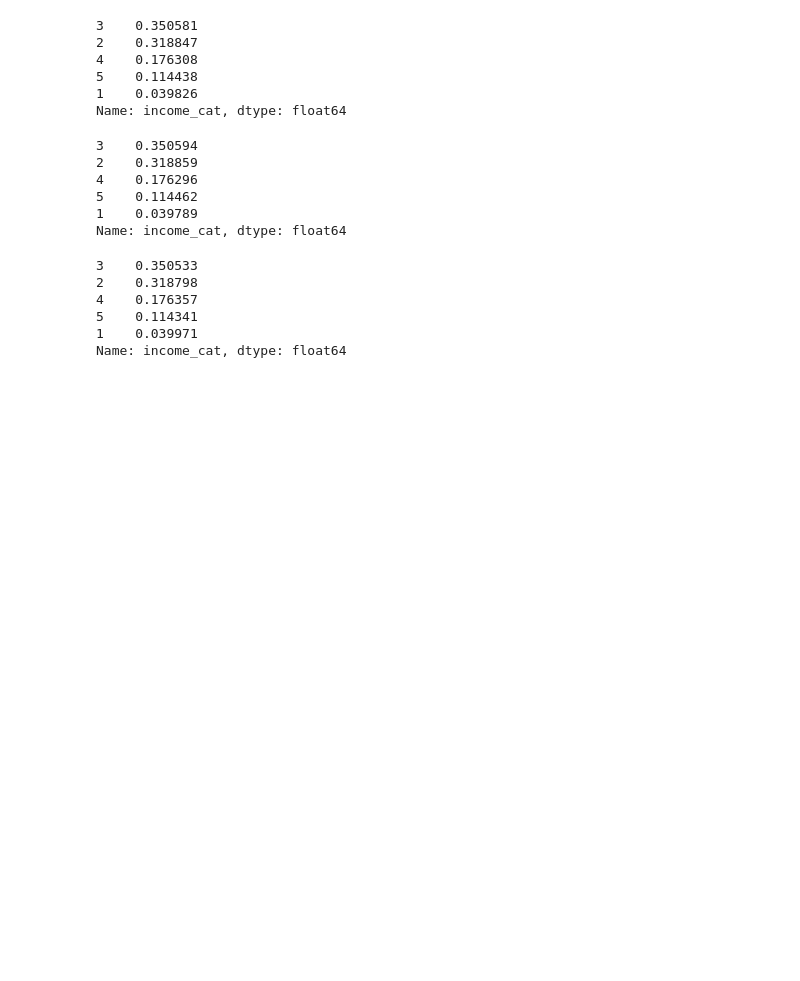
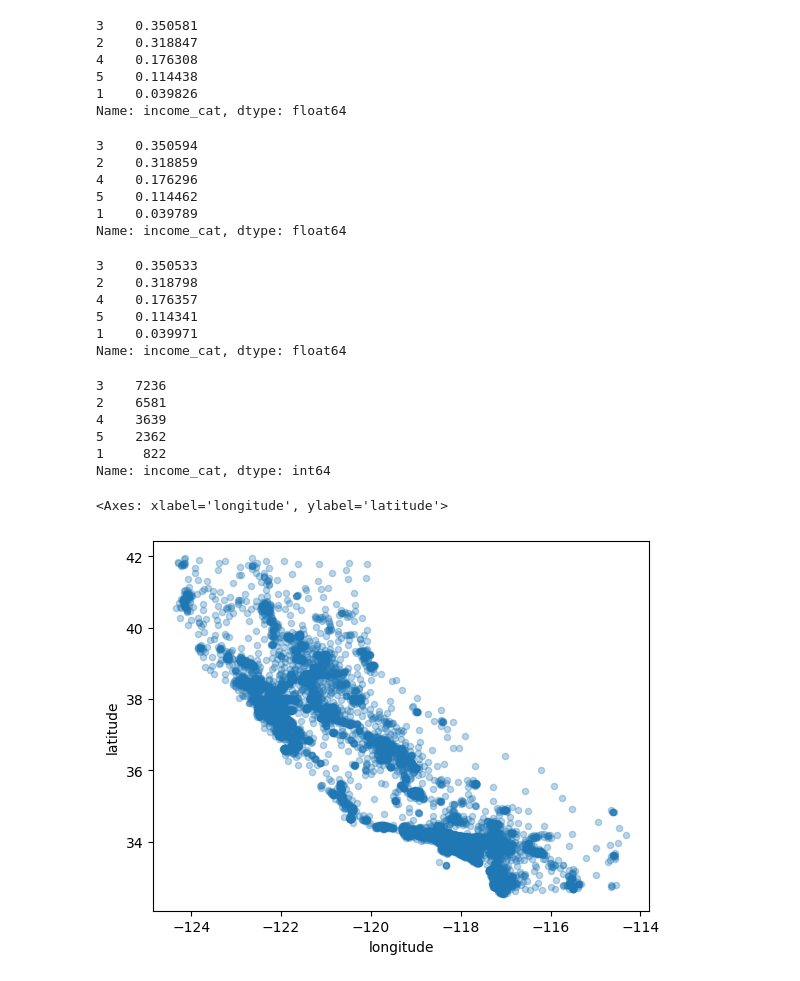
Before and after one commit to OkanBey11/DerinOgrenme, a Jupyter notebook: California_Housing_Prices/VeriAnalizi.ipynb, the cells around one changed output. Cells and saved outputs as stored; diff of their text form; code cells hidden in the pictures; blank space fills up the shorter version.

```diff
--- a/California_Housing_Prices/VeriAnalizi.ipynb
+++ b/California_Housing_Prices/VeriAnalizi.ipynb
@@ -132,3 +132,12 @@ start_test_set['income_cat'].value_counts() / len(start_test_set)
 5    0.114341
 1    0.039971
 Name: income_cat, dtype: float64
+# %%
+housing['income_cat'].value_counts()
+# %% [output]
+3    7236
+2    6581
+4    3639
+5    2362
+1     822
+Name: income_cat, dtype: int64
@@ -134,0 +147,5 @@ Name: income_cat, dtype: float64
+# %%
+housing.plot(kind="scatter", x="longitude", y="latitude", alpha=0.3)
+# %% [output]
+<Axes: xlabel='longitude', ylabel='latitude'>
+[figure, added]
```
Also changed, not shown: parts of 93 cells of this notebook.
